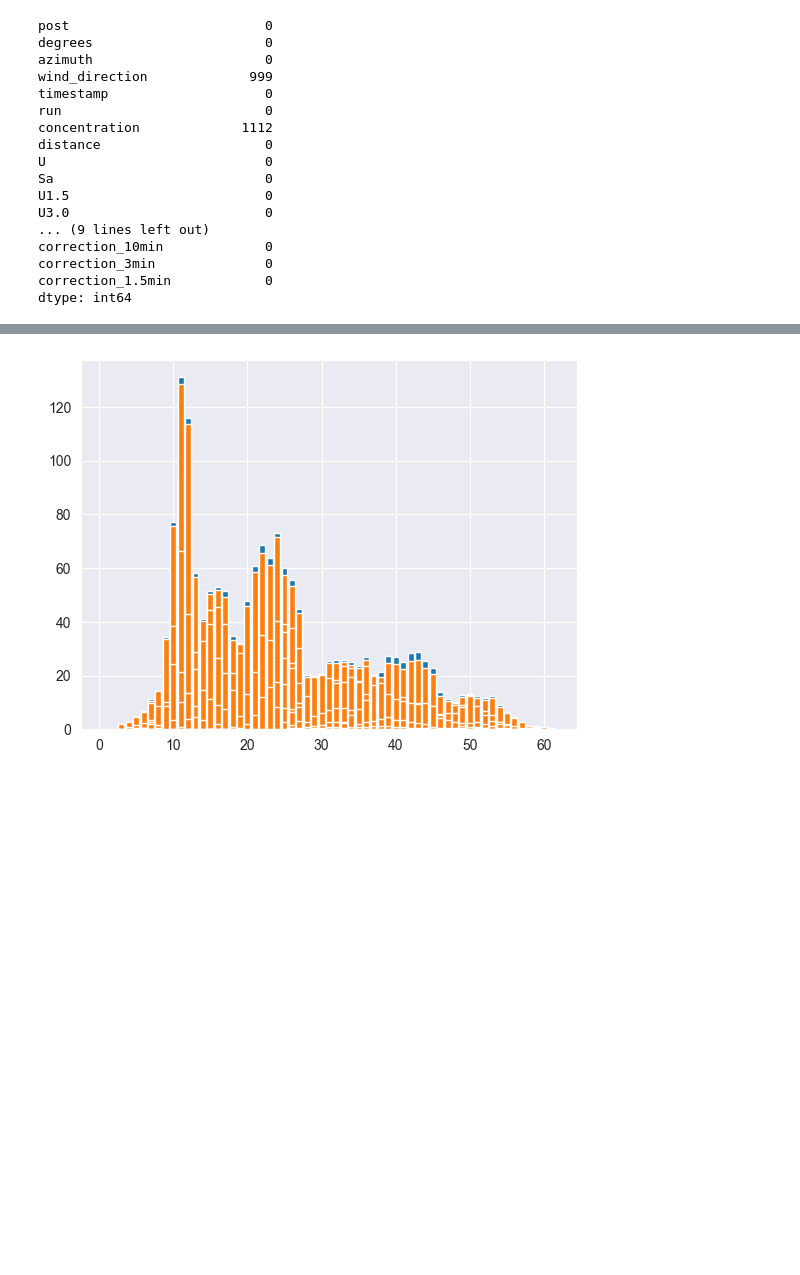
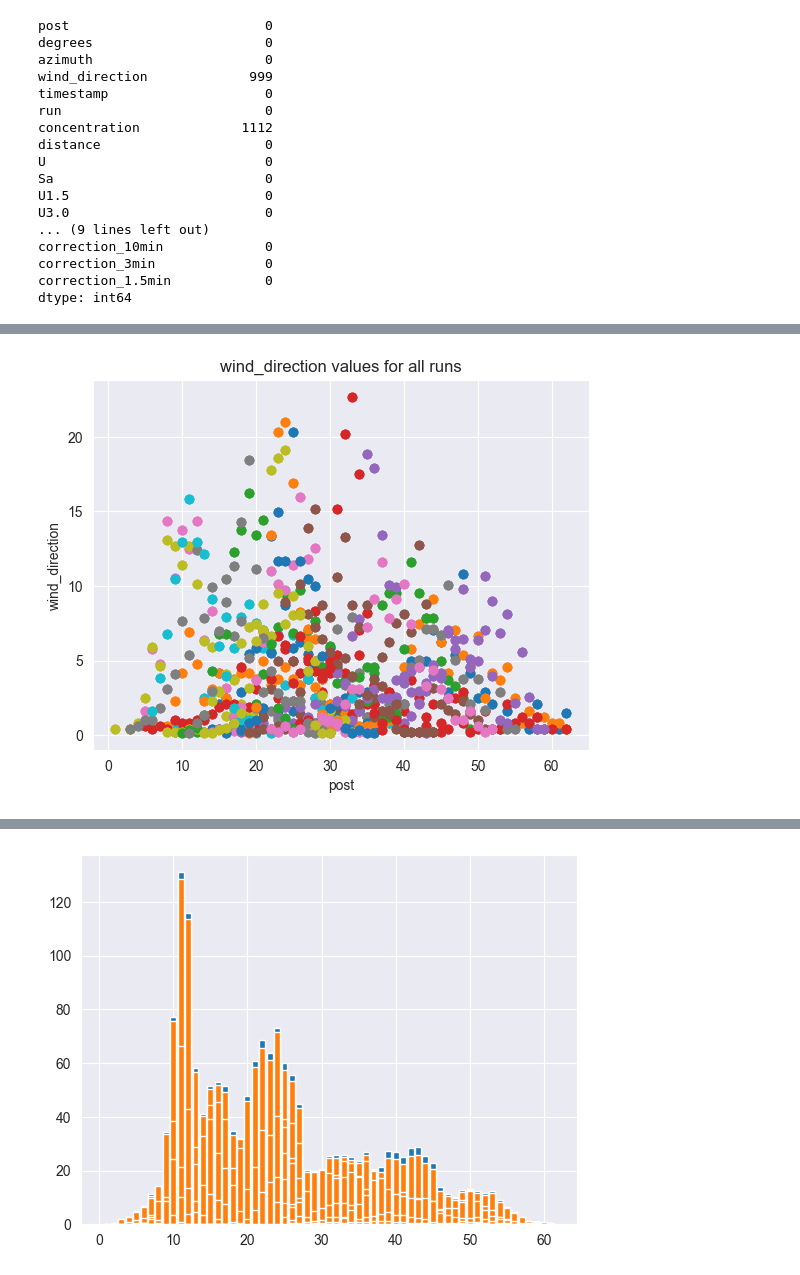
Before and after one commit to gviglione/DataAnalyticsProject, a Jupyter notebook: src/data/data_cleaning.ipynb, the cells around one changed output, grey strips where cells are left out. Drawn from its saved outputs; the diff is of its cells as text; code cells hidden in the pictures; blank space fills up the shorter version.

```diff
--- a/src/data/data_cleaning.ipynb
+++ b/src/data/data_cleaning.ipynb
@@ -72,0 +91,4 @@ dtype: int64
+# %%
+plot_all_runs(data1, 'wind_direction')
+# %% [output]
+[figure, added]
```
Also changed, not shown: parts of 23 cells of this notebook, 4 other files.
